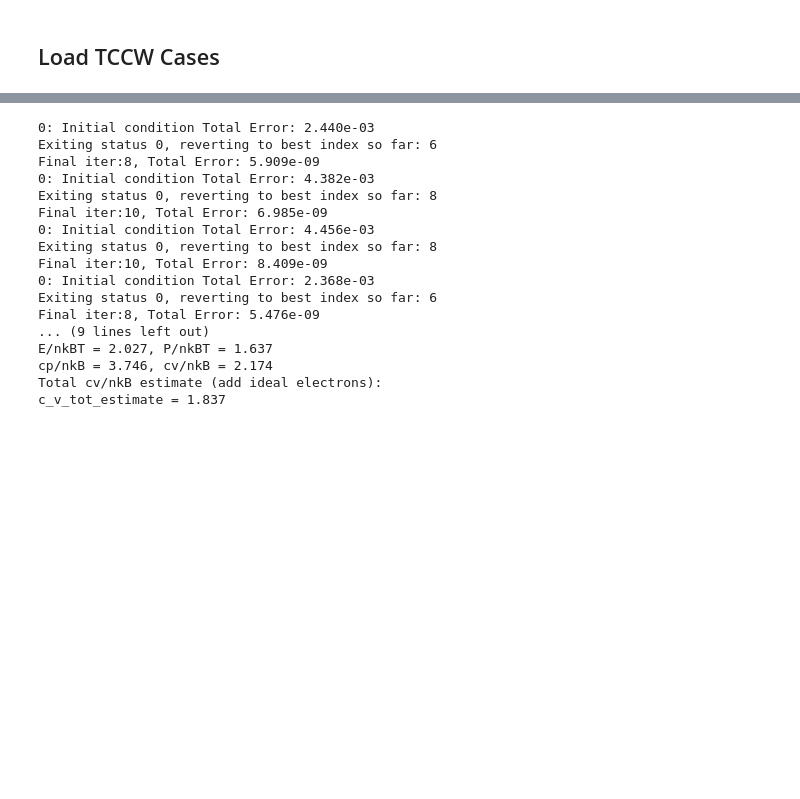
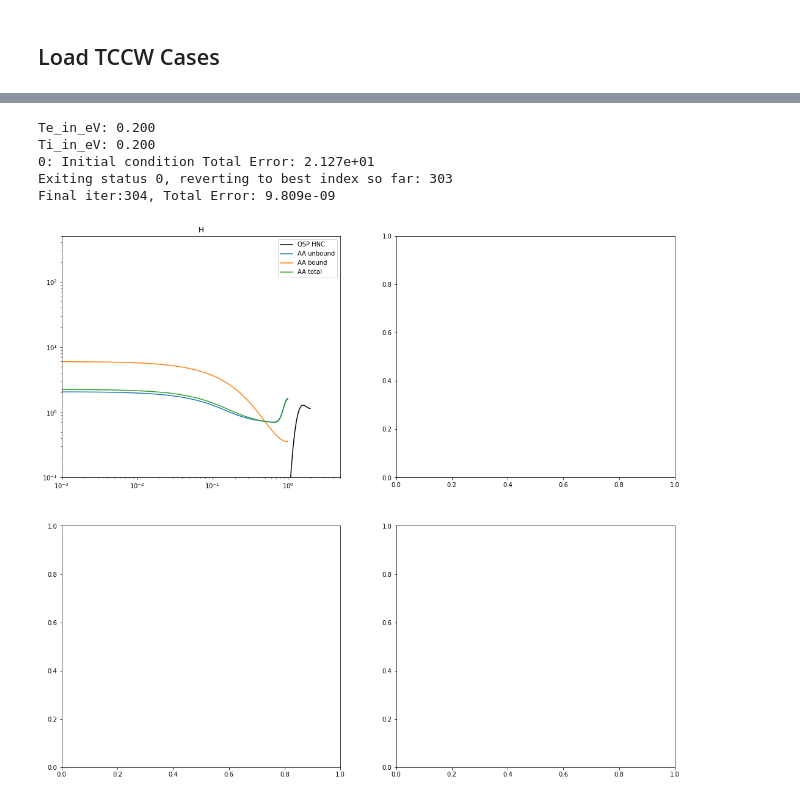
Before and after one commit to ZachAJohnson/hnc, a Jupyter notebook: CMEP_atom.ipynb, the cells around one changed output, grey strips where cells are left out. Saved outputs shown, nothing was run; the diff lists cells and outputs as text; code cells hidden in the pictures; blank space fills up the shorter version.

```diff
--- a/CMEP_atom.ipynb
+++ b/CMEP_atom.ipynb
@@ -166,4 +70,0 @@ ax.legend()
-# %%
-u_matrix = atom.hnc.βu_r_matrix*atom.hnc.Temp_matrix[:,:,np.newaxis]
-r = atom.hnc.r_array
-np.gradient(u_matrix, r, axis=2)
@@ -235,20 +71,52 @@ c_v/(n kB) = 1.000
-# %%
-atom.get_effective_ion_cp()
-# %% [output]
-0: Initial condition Total Error: 2.440e-03
-Exiting status 0, reverting to best index so far: 6
-Final iter:8, Total Error: 5.909e-09
-0: Initial condition Total Error: 4.382e-03
-Exiting status 0, reverting to best index so far: 8
-Final iter:10, Total Error: 6.985e-09
-0: Initial condition Total Error: 4.456e-03
-Exiting status 0, reverting to best index so far: 8
-Final iter:10, Total Error: 8.409e-09
-0: Initial condition Total Error: 2.368e-03
-Exiting status 0, reverting to best index so far: 6
-Final iter:8, Total Error: 5.476e-09
-... (9 lines left out)
-E/nkBT = 2.027, P/nkBT = 1.637
-cp/nkB = 3.746, cv/nkB = 2.174
-Total cv/nkB estimate (add ideal electrons):
-c_v_tot_estimate = 1.837
+# %%
+atom_names = ['H']#,"He","Li","Be"]
+Z_list = [1]#,2,3,4]
+atom_list =  []
+for i, Z in enumerate(Z_list):
+    A, Zbar = Z, Z
+    atom = CMEP_Atom(Z, A, ni_cc, Ti_eV, Te_eV, Zbar=Z,
+                     βu_options = {'add_bridge':True, 'pseudopotential':False},
+                     qsp_options= {'r_c':0},
+                     hnc_options= {'kappa_multiscale':10, 'R_max':2,'N_bins':300, 'h_max':2e2,
+                                   'oz_method':'svt'},
+                     hnc_solve_options={'alpha_Picard':0.5})
+    atom.run_hnc()
+    atom_list.append(atom)
+# %% [output]
+Te_in_eV: 0.200
+Ti_in_eV: 0.200
+0: Initial condition Total Error: 2.127e+01
+Exiting status 0, reverting to best index so far: 303
+Final iter:304, Total Error: 9.809e-09
+# %%
+fig, axs = plt.subplots(2,2, figsize=(18,16))
+AA_Zbar_list = [0.997, 1.968, 2.939, 3.859]
+AA_Zbar_list = [0.955, 1.892, 2.772, 3.528]
+folder = '/home/zach/plasma/hnc/data/'
+folder = '/home/zach/plasma/atoMEC/'
+AA_file_list = ['H_rs_2.526_T100eV.csv','He_rs_2.526_T100eV.csv','Li_rs_2.526_T100eV.csv','Be_rs_2.526_T100eV.csv']
+for ax, Z, AA_Zbar, AA_file, atom_name, atom in zip(axs.flatten(), Z_list, AA_Zbar_list, AA_file_list, atom_names, atom_list):
+    ax.set_title(atom_name)
+
+    gei = (atom.hnc.h_r_matrix[0,0]+1)
+    r_array   = atom.hnc.r_array
+
+    def gei_func(r, κ=1):
+        return gei[0]*(1+ 0.1*(r_array[0]/r)**-1)*np.exp(-κ*r) + 1
+
+    ax.plot(r_array, gei,'k', label='QSP HNC')
+    AA_data = read_csv(folder + AA_file, delim_whitespace=True,header=0)
+    # ax.plot(r_array, gei_func(r_array,κ=15))
+    ax.plot(AA_data['r[a_0]']/atom.qsp.ri,(AA_data['n[unbound]'])/AA_Zbar*4/3*π*atom.qsp.ri**3, label='AA unbound' )
+    ax.plot(AA_data['r[a_0]']/atom.qsp.ri,(AA_data['n[bound]'])/(Z-AA_Zbar)*4/3*π*atom.qsp.ri**3 , label='AA bound')
+    ax.plot(AA_data['r[a_0]']/atom.qsp.ri,(AA_data['n[bound]']+AA_data['n[unbound]'])/Z*4/3*π*atom.qsp.ri**3, label='AA total' )
+
+    ax.set_yscale('log')
+    ax.set_xscale('log')
+    ax.set_xlim(1e-3,5)
+    ax.set_ylim(1e-1,500)
+    # ax.set_ylim(0.1*np.min(gei),10*np.max(gei))
+
+    ax.legend()
+# %% [output]
+[figure, added]
```
Also changed, not shown: parts of 15 cells of this notebook, 13 other files.
